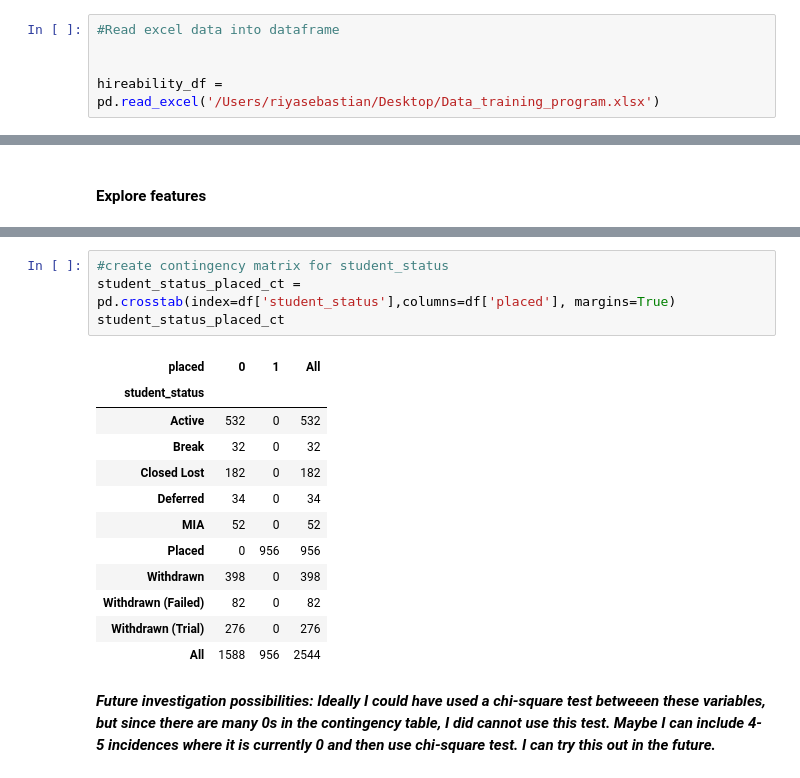
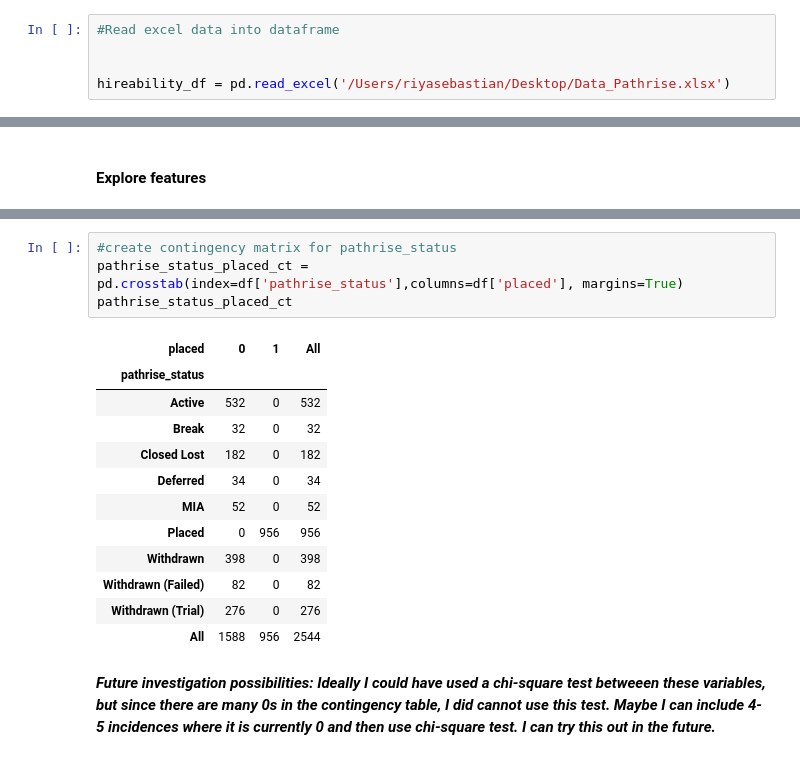
Before and after one commit to riyasebastiands/training_program_hireability, a Jupyter notebook: Training_program_hireability.ipynb, the cells around one changed output, grey strips where cells are left out. Drawn from its saved outputs; the diff is of its cells as text.

```diff
--- a/Training_program_hireability.ipynb
+++ b/Training_program_hireability.ipynb
@@ -34,7 +34,7 @@ import statsmodels.api as sm
 #Read excel data into dataframe
 
 
-hireability_df = pd.read_excel('/Users/riyasebastian/Desktop/Data_training_program.xlsx')
+hireability_df = pd.read_excel('/Users/riyasebastian/Desktop/Data_Pathrise.xlsx')
 # %%
 #View first 10 rows of new dataframe
 
@@ -147,12 +147,12 @@ df['student_status'].value_counts().plot.bar()
 <matplotlib.axes._subplots.AxesSubplot at 0x...>
 [figure]
 # %%
-#create contingency matrix for student_status
-student_status_placed_ct = pd.crosstab(index=df['student_status'],columns=df['placed'], margins=True)
-student_status_placed_ct
+#create contingency matrix for pathrise_status
+pathrise_status_placed_ct = pd.crosstab(index=df['pathrise_status'],columns=df['placed'], margins=True)
+pathrise_status_placed_ct
 # %% [output]
 | placed | 0 | 1 | All |
-| student_status |  |  |  |
+| pathrise_status |  |  |  |
 | Active | 532 | 0 | 532 |
 | Break | 32 | 0 | 32 |
 | Closed Lost | 182 | 0 | 182 |
```
Also changed, not shown: parts of 26 cells of this notebook.
